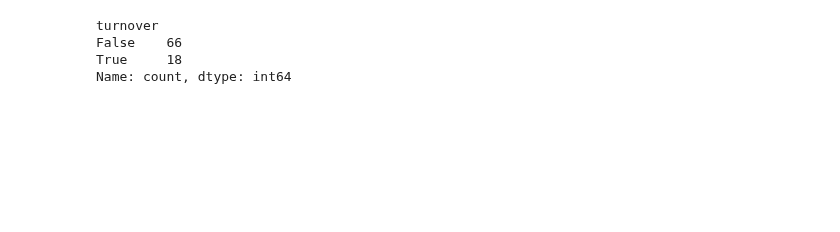
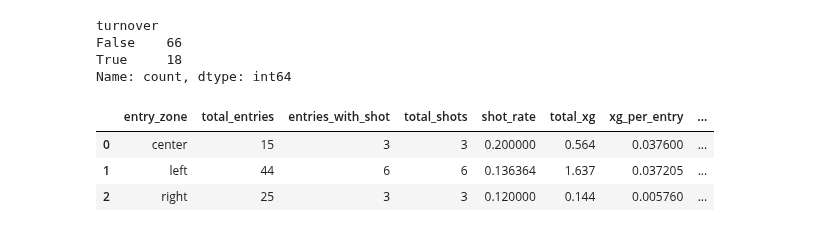
Before and after one commit to MarijnSt/belgium-north-macedonia-analysis, a Jupyter notebook: notebooks/zone_entry_analysis.ipynb, the cells around one changed output. Cells and saved outputs as stored; diff of their text form; code cells hidden in the pictures; blank space fills up the shorter version.

Commit message:
feat: zone entry stats

```diff
--- a/notebooks/zone_entry_analysis.ipynb
+++ b/notebooks/zone_entry_analysis.ipynb
@@ -449,6 +449,6 @@ Belgium            84
 North Macedonia    14
 Name: count, dtype: int64
 # %%
-from stats import calculate_entry_zone_stats
+from transform import get_zone_entries_data
 
-entries_df = calculate_entry_zone_stats(final_third_entries, events_data, "Belgium")
+entries_df = get_zone_entries_data(final_third_entries, events_data, "Belgium")
@@ -470,3 +468,12 @@ turnover
 False    66
 True     18
 Name: count, dtype: int64
+# %%
+from stats import calculate_entry_zone_stats
+zone_stats = calculate_entry_zone_stats(entries_df)
+zone_stats.head()
+# %% [output]
+|  | entry_zone | total_entries | entries_with_shot | total_shots | shot_rate | total_xg | xg_per_entry | ... |
+| 0 | center | 15 | 3 | 3 | 0.200000 | 0.564 | 0.037600 | ... |
+| 1 | left | 44 | 6 | 6 | 0.136364 | 1.637 | 0.037205 | ... |
+| 2 | right | 25 | 3 | 3 | 0.120000 | 0.144 | 0.005760 | ... |
```
Also changed, not shown: parts of 1 cell of this notebook, 4 other files.
